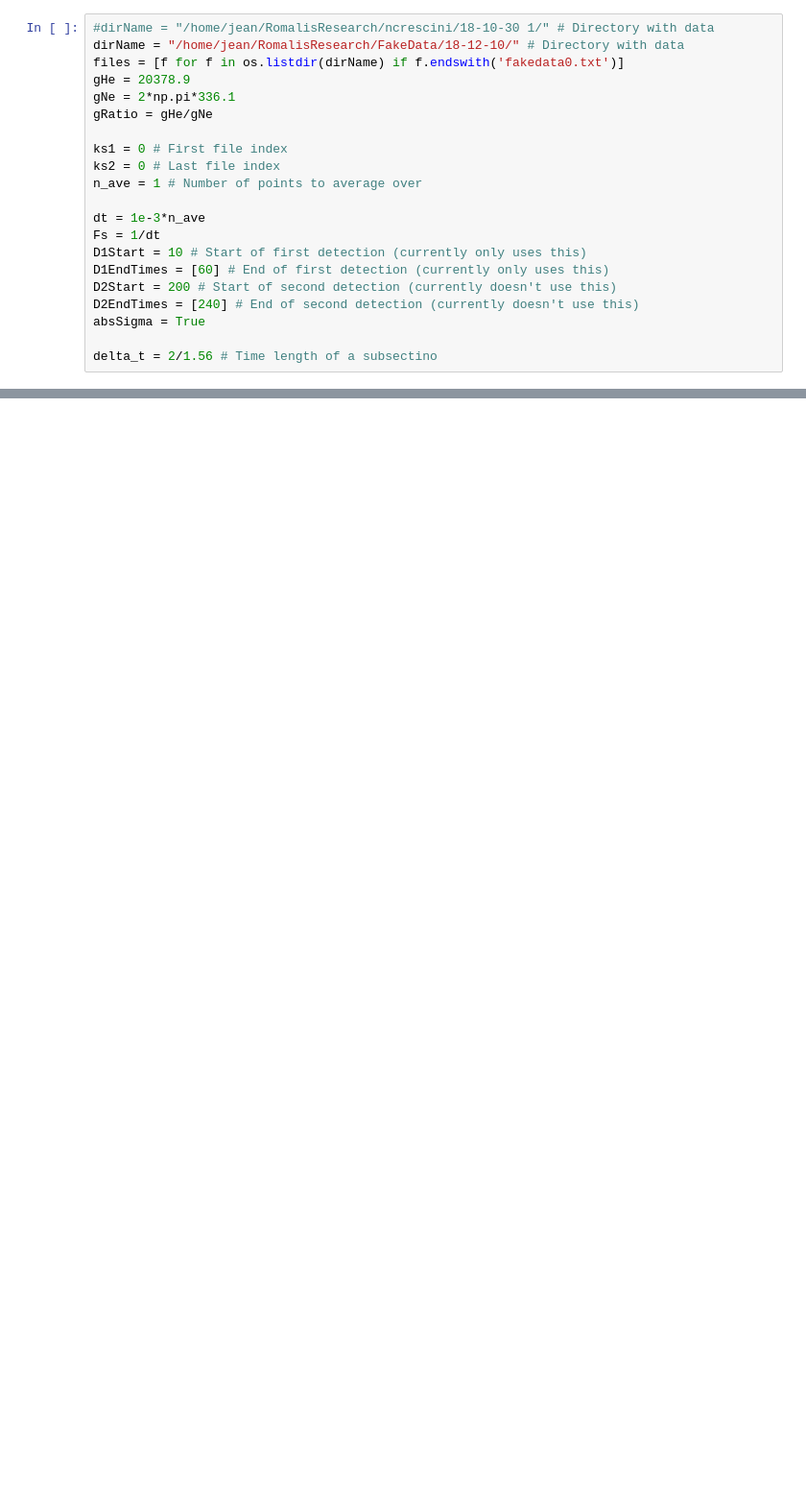
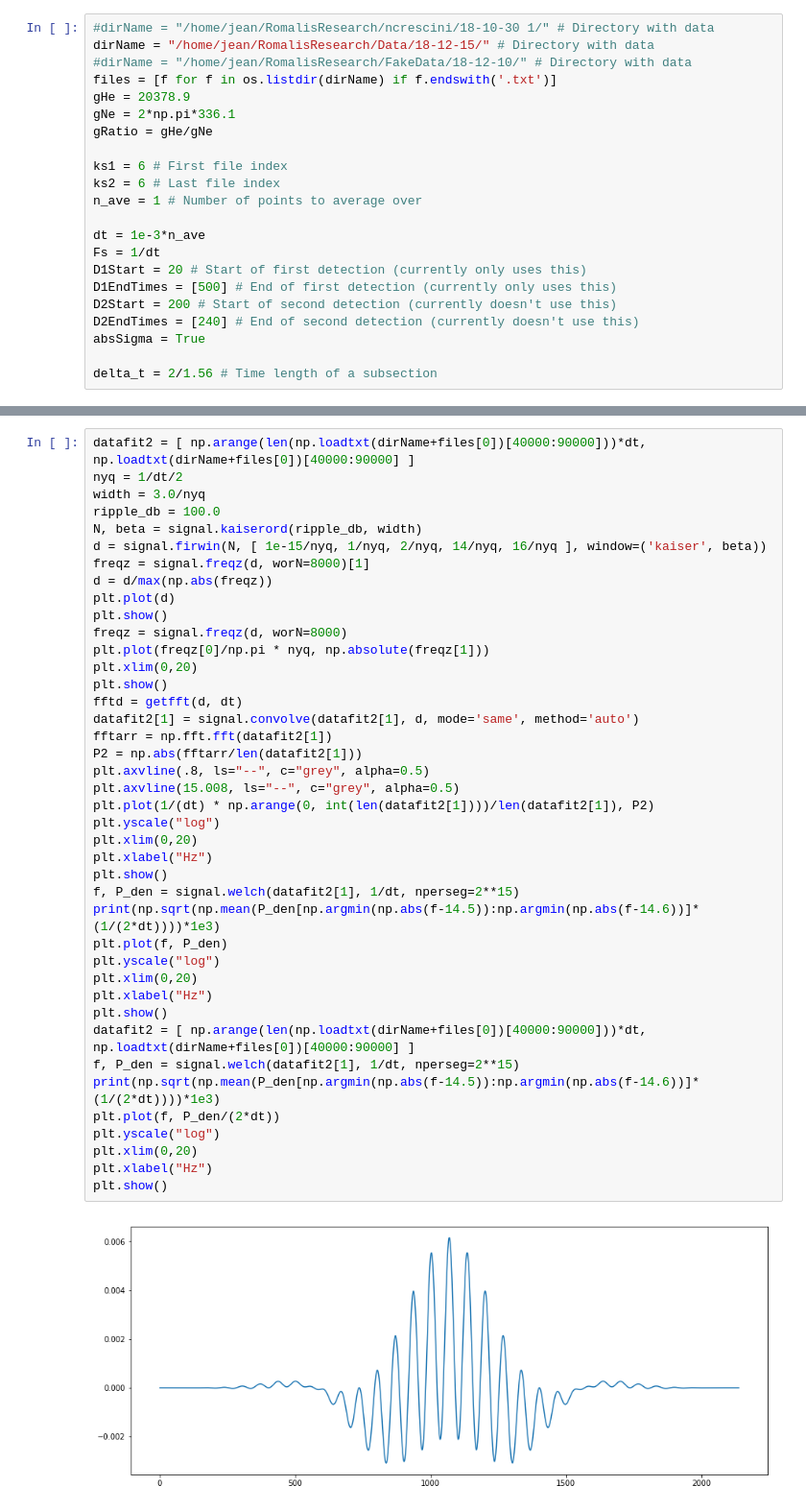
Before and after one commit to jeansom/pulsed_ffitter_current, a Jupyter notebook: pulsed_fitter_current.ipynb, the cells around one changed output, grey strips where cells are left out. Shown at 96% size. Cells and saved outputs as stored; diff of their text form; blank space fills up the shorter version.

```diff
--- a/pulsed_fitter_current.ipynb
+++ b/pulsed_fitter_current.ipynb
@@ -37,22 +34,23 @@ The autoreload extension is already loaded. To reload it, use:
 # %%
 #dirName = "/home/jean/RomalisResearch/ncrescini/18-10-30 1/" # Directory with data
-dirName = "/home/jean/RomalisResearch/FakeData/18-12-10/" # Directory with data
-files = [f for f in os.listdir(dirName) if f.endswith('fakedata0.txt')]
+dirName = "/home/jean/RomalisResearch/Data/18-12-15/" # Directory with data
+#dirName = "/home/jean/RomalisResearch/FakeData/18-12-10/" # Directory with data
+files = [f for f in os.listdir(dirName) if f.endswith('.txt')]
 gHe = 20378.9
 gNe = 2*np.pi*336.1
 gRatio = gHe/gNe
 
-ks1 = 0 # First file index
-ks2 = 0 # Last file index
+ks1 = 6 # First file index
+ks2 = 6 # Last file index
 n_ave = 1 # Number of points to average over
 
 dt = 1e-3*n_ave
 Fs = 1/dt
-D1Start = 10 # Start of first detection (currently only uses this)
-D1EndTimes = [60] # End of first detection (currently only uses this)
+D1Start = 20 # Start of first detection (currently only uses this)
+D1EndTimes = [500] # End of first detection (currently only uses this)
 D2Start = 200 # Start of second detection (currently doesn't use this)
 D2EndTimes = [240] # End of second detection (currently doesn't use this)
 absSigma = True
 
-delta_t = 2/1.56 # Time length of a subsectino
+delta_t = 2/1.56 # Time length of a subsection
 # %%
@@ -145,0 +134,43 @@ print(chi21_arr)
+# %%
+datafit2 = [ np.arange(len(np.loadtxt(dirName+files[0])[40000:90000]))*dt, np.loadtxt(dirName+files[0])[40000:90000] ]
+nyq = 1/dt/2
+width = 3.0/nyq
+ripple_db = 100.0
+N, beta = signal.kaiserord(ripple_db, width)
+d = signal.firwin(N, [ 1e-15/nyq, 1/nyq, 2/nyq, 14/nyq, 16/nyq ], window=('kaiser', beta))
+freqz = signal.freqz(d, worN=8000)[1]
+d = d/max(np.abs(freqz))
+plt.plot(d)
+plt.show()
+freqz = signal.freqz(d, worN=8000)
+plt.plot(freqz[0]/np.pi * nyq, np.absolute(freqz[1]))
+plt.xlim(0,20)
+plt.show()
+fftd = getfft(d, dt)
+datafit2[1] = signal.convolve(datafit2[1], d, mode='same', method='auto')
+fftarr = np.fft.fft(datafit2[1])
+P2 = np.abs(fftarr/len(datafit2[1]))
+plt.axvline(.8, ls="--", c="grey", alpha=0.5)
+plt.axvline(15.008, ls="--", c="grey", alpha=0.5)
+plt.plot(1/(dt) * np.arange(0, int(len(datafit2[1])))/len(datafit2[1]), P2)
+plt.yscale("log")
+plt.xlim(0,20)
+plt.xlabel("Hz")
+plt.show()
+f, P_den = signal.welch(datafit2[1], 1/dt, nperseg=2**15)
+print(np.sqrt(np.mean(P_den[np.argmin(np.abs(f-14.5)):np.argmin(np.abs(f-14.6))]*(1/(2*dt))))*1e3)
+plt.plot(f, P_den)
+plt.yscale("log")
+plt.xlim(0,20)
+plt.xlabel("Hz")
+plt.show()
+datafit2 = [ np.arange(len(np.loadtxt(dirName+files[0])[40000:90000]))*dt, np.loadtxt(dirName+files[0])[40000:90000] ]
+f, P_den = signal.welch(datafit2[1], 1/dt, nperseg=2**15)
+print(np.sqrt(np.mean(P_den[np.argmin(np.abs(f-14.5)):np.argmin(np.abs(f-14.6))]*(1/(2*dt))))*1e3)
+plt.plot(f, P_den/(2*dt))
+plt.yscale("log")
+plt.xlim(0,20)
+plt.xlabel("Hz")
+plt.show()
+# %% [output]
+[figure, added]
```
Also changed, not shown: parts of 18 cells of this notebook, 6 other files.
